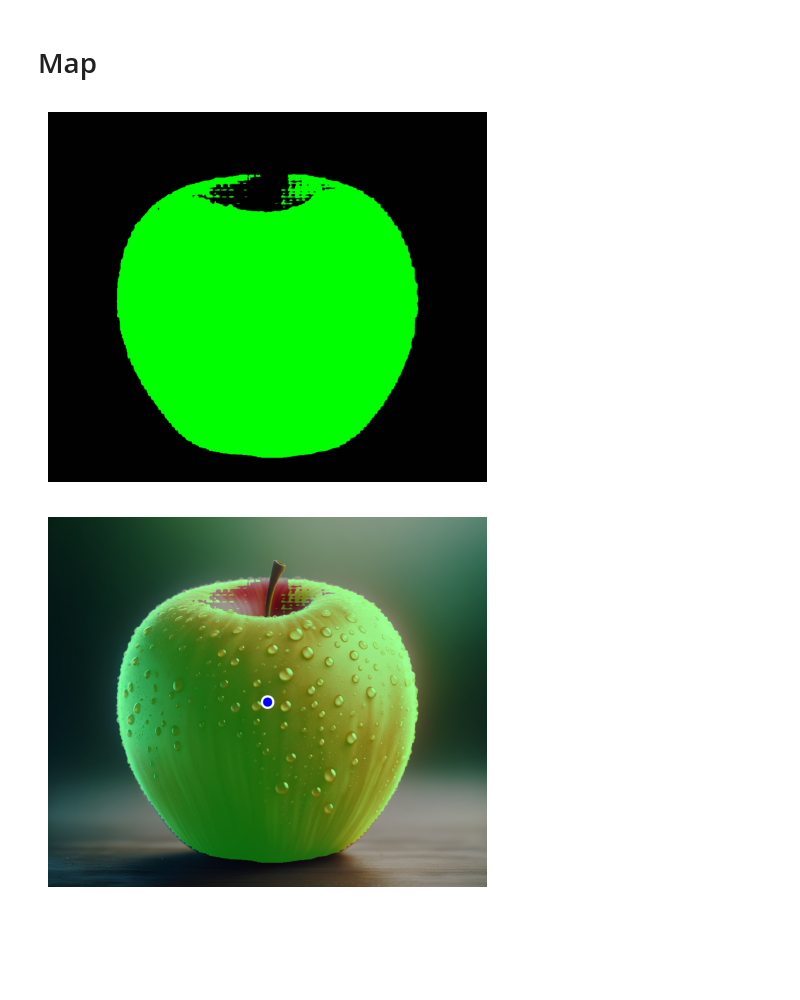
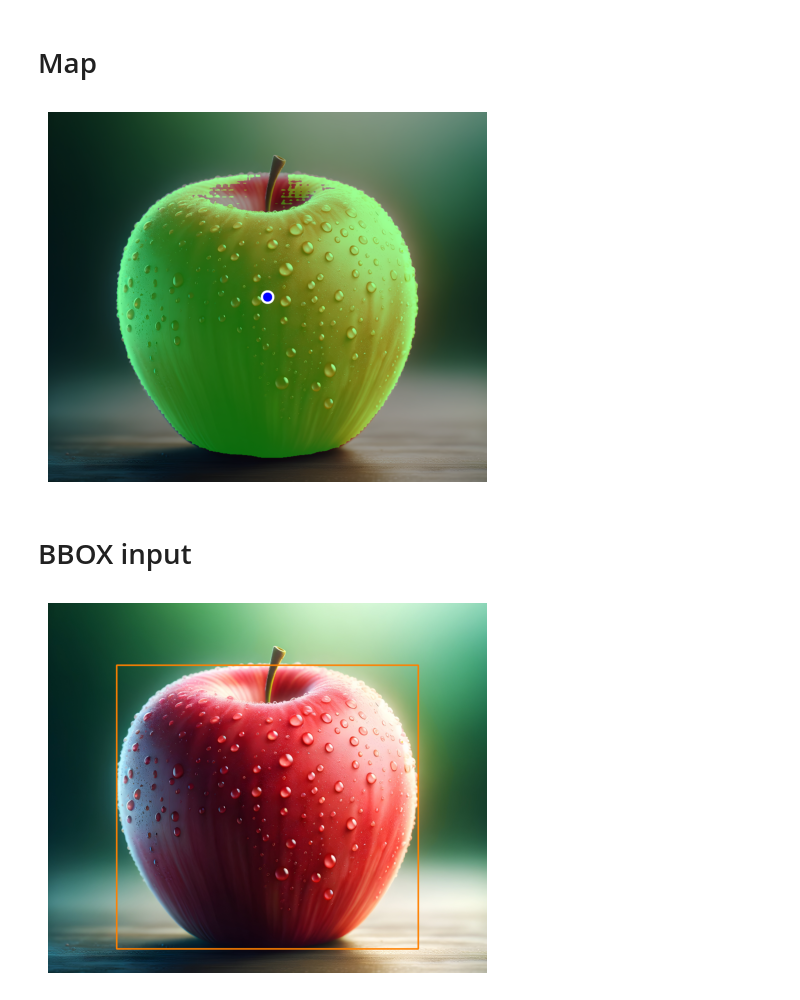
Before and after one commit to yuki-inaho/segment_anything_onnx_sandbox, a Jupyter notebook: demo_with_onnx.ipynb, the cells around one changed output. Cells and saved outputs as stored; diff of their text form; code cells hidden in the pictures; blank space fills up the shorter version.

```diff
--- a/demo_with_onnx.ipynb
+++ b/demo_with_onnx.ipynb
@@ -64,7 +64,7 @@ longer_side_size_resized_image = max(
     int(orig_image_width * resize_rate), int(orig_image_height * resize_rate)
 )
 
-masks = sam_module.decode(
+masks = sam_module.decode_by_point(
     embeddings,
     INPUT_POINT,
     resize_rate,
@@ -88,14 +88,29 @@ mask_rgb = np.ones((image.shape[0], image.shape[1], 3), dtype=np.uint8) * 1
 where_nonzero = np.where(mask > 0)
 mask_rgb[where_nonzero[0], where_nonzero[1], :] = np.array([0, 255, 0])
 
-show_image_from_ndarray(mask_rgb)
+result = cv2.addWeighted(image, 0.6, mask_rgb, 0.4, 2.2)
+result = cv2.circle(result, INPUT_POINT, 30, (255, 255, 255), -1)
+result = cv2.circle(result, INPUT_POINT, 20, (255, 0, 0), -1)
+
+show_image_from_ndarray(result)
 # %% [output]
-[figure, old version]
+[figure, new version]
-# %%
-result = cv2.addWeighted(image, 0.6, mask_rgb, 0.4, 2.2)
-result = cv2.circle(result, INPUT_POINT, 30, (255, 255, 255), -1)
-result = cv2.circle(result, INPUT_POINT, 20, (255, 0, 0), -1)
-
-show_image_from_ndarray(result)
-# %% [output]
-[figure, removed]
+# %% [markdown]
+# BBOX input
+# %%
+# Get largest contour
+contours, _ = cv2.findContours(mask, cv2.RETR_TREE, cv2.CHAIN_APPROX_SIMPLE)
+largest_contour = max(contours, key=cv2.contourArea)
+
+# Get bounding box
+bbox_x, bbox_y, bbox_w, bbox_h = cv2.boundingRect(largest_contour)
+bbox_x1, bbox_y1, bbox_x2, bbox_y2 = bbox_x, bbox_y, bbox_x + bbox_w, bbox_y + bbox_h
+
+# Draw bounding box rectangle with image
+image_wi_bbox = cv2.rectangle(
+    image, (bbox_x1, bbox_y1), (bbox_x2, bbox_y2), (0, 128, 255), 5
+)
+
+show_image_from_ndarray(image_wi_bbox)
+# %% [output]
+[figure, added]
```
Also changed, not shown: parts of 2 cells of this notebook, 1 other file.
